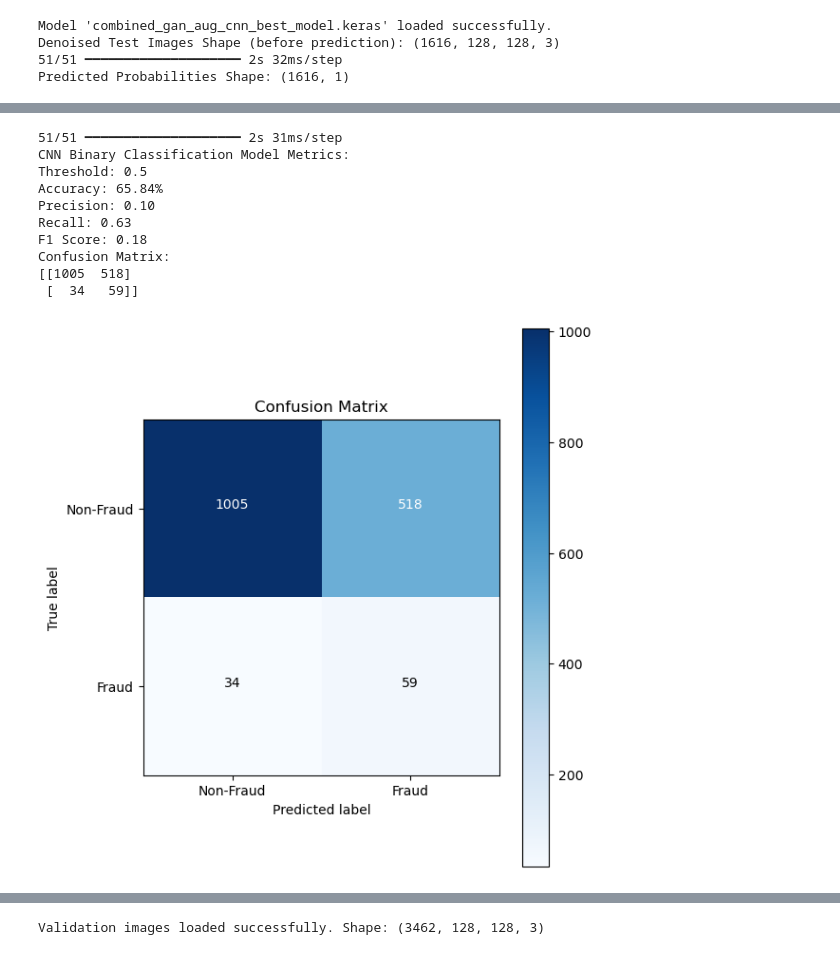
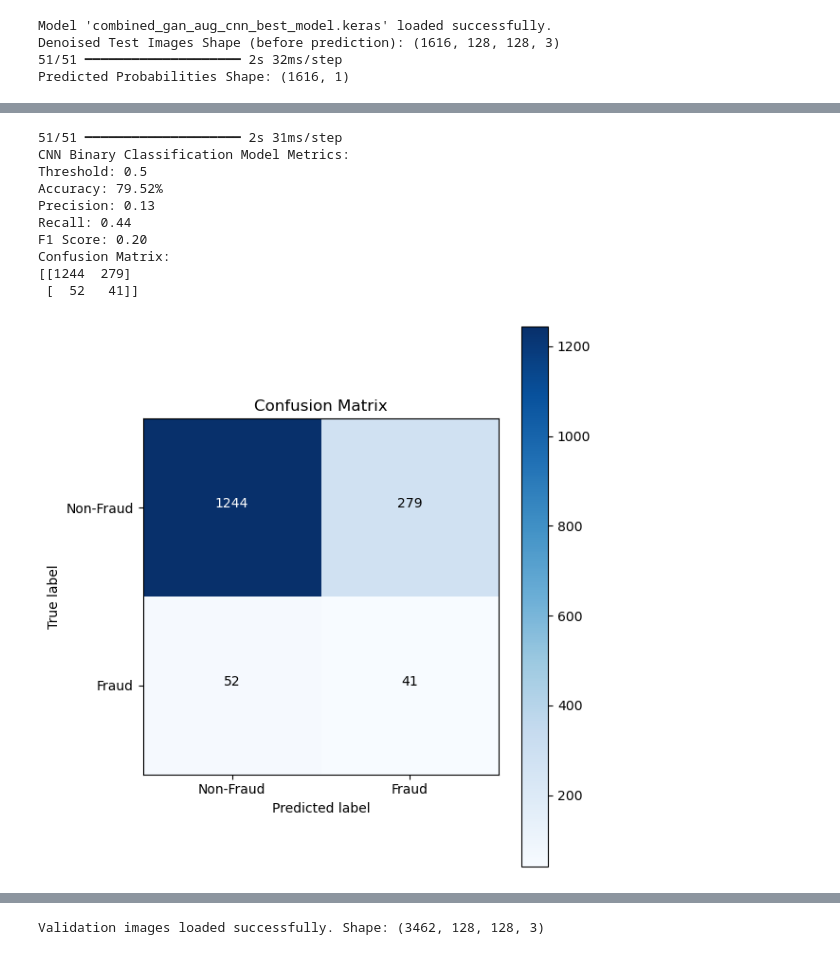
Before and after one commit to ianmurimi/motor_vehicle_fraud_detection_neural_networks, a Jupyter notebook: combined_gan_aug_cnn_model_refresh.ipynb, the cells around one changed output, grey strips where cells are left out. Drawn from its saved outputs; the diff is of its cells as text; code cells hidden in the pictures.

```diff
--- a/combined_gan_aug_cnn_model_refresh.ipynb
+++ b/combined_gan_aug_cnn_model_refresh.ipynb
@@ -413,18 +565,18 @@ Test non_fraud labels shape: (1523,)
 # %%
 # combine the test images and labels and shuffle
-test_images = np.concatenate((test_images_fraud, test_images_non_fraud), axis=0)
-test_labels = np.concatenate((test_labels_fraud, test_labels_non_fraud), axis=0)
+aug_gan_test_images = np.concatenate((aug_gan_test_images_fraud, aug_gan_test_images_non_fraud), axis=0)
+aug_gan_test_labels = np.concatenate((aug_gan_test_labels_fraud, aug_gan_test_labels_non_fraud), axis=0)
 
 # shuffle the test data rabdomly to prevent bias durign testing
-indices = np.arange(test_images.shape[0]) # generate an array of indices representing the positions of the samples
+indices = np.arange(aug_gan_test_images.shape[0]) # generate an array of indices representing the positions of the samples
 np.random.shuffle(indices) # shuffle the indices randomly
 
 # reorder the images and labels according to the shuffled indices
-test_images = test_images[indices]
-test_labels = test_labels[indices]
+aug_gan_test_images = aug_gan_test_images[indices]
+aug_gan_test_labels = aug_gan_test_labels[indices]
 
-print(f"Combined test images: {test_images.shape}")
-print(f"Combined test labels: {test_labels.shape}")
+print(f"Combined test images: {aug_gan_test_images.shape}")
+print(f"Combined test labels: {aug_gan_test_labels.shape}")
 # %% [output]
 Combined test images: (1616, 128, 128, 3)
 Combined test labels: (1616,)
@@ -431,19 +592,19 @@ Combined test labels: (1616,)
 # %%
 # now reshape to add the channels dimension
-test_images_reshaped = test_images.reshape((-1, 128, 128, 3))
+aug_gan_test_images_reshaped = aug_gan_test_images.reshape((-1, 128, 128, 3))
 
 # verify the shape of the validation images and labels
-print(f"Test Validation Images Shape: {test_images_reshaped.shape}")
-print(f"Predicted Labels Shape: {test_labels.shape}")
+print(f"Test Validation Images Shape: {aug_gan_test_images_reshaped.shape}")
+print(f"Predicted Labels Shape: {aug_gan_test_labels.shape}")
 
 # load the pre-trained DCAE model for denoising
 dcae_model = load_model('dcae_model.keras')
 
 # denoise the test images using the DCAE model
-denoised_test_images = dcae_model.predict(test_images_reshaped)
+aug_gan_denoised_test_images = dcae_model.predict(aug_gan_test_images_reshaped)
 
 # verify the shape of the denoised images
-print(f"Denoised Test Images Shape: {denoised_test_images.shape}")
+print(f"Denoised Test Images Shape: {aug_gan_denoised_test_images.shape}")
 # %% [output]
 Test Validation Images Shape: (1616, 128, 128, 3)
 Predicted Labels Shape: (1616,)
@@ -452,17 +622,17 @@ Denoised Test Images Shape: (1616, 128, 128, 3)
 # %%
 # load the classification model
-model_name = 'combined_gan_aug_cnn_best_model.keras'
-test_classification_model = load_model(model_name)
-print(f"Model '{model_name}' loaded successfully.")
+aug_gan_model_name = 'combined_gan_aug_cnn_best_model.keras'
+aug_gan_test_classification_model = load_model(aug_gan_model_name)
+print(f"Model '{aug_gan_model_name}' loaded successfully.")
 
 # ensure the input shape of denoised images matches the model's expected input
-print(f"Denoised Test Images Shape (before prediction): {denoised_test_images.shape}")
+print(f"Denoised Test Images Shape (before prediction): {aug_gan_denoised_test_images.shape}")
 
 # predict probabilities using the denoised test images
-test_probs = test_classification_model.predict(denoised_test_images)
+aug_gan_test_probs = aug_gan_test_classification_model.predict(aug_gan_denoised_test_images)
 
 # print the shape of predicted probabilities
-print(f"Predicted Probabilities Shape: {test_probs.shape}")
+print(f"Predicted Probabilities Shape: {aug_gan_test_probs.shape}")
 # %% [output]
 Model 'combined_gan_aug_cnn_best_model.keras' loaded successfully.
 Denoised Test Images Shape (before prediction): (1616, 128, 128, 3)
@@ -505,40 +697,40 @@ def evaluate_model(model, model_name, test_images, test_labels, threshold=0.5):
     recall = recall_score(test_labels, final_predictions)
     ap = average_precision_score(test_labels, test_probs)
     accuracy = accuracy_score(test_labels, final_predictions)
     f1 = f1_score(test_labels, final_predictions)
     conf_matrix = confusion_matrix(test_labels, final_predictions)
 
     # print performance metrics
     print(f"{model_name} Model Metrics:")
     print(f"Threshold: {threshold}")
     print(f"Accuracy: {accuracy * 100:.2f}%")
     print(f"Precision: {precision:.2f}")
     print(f"Recall: {recall:.2f}")
     print(f"F1 Score: {f1:.2f}")
     print("Confusion Matrix:")
     print(conf_matrix)
 
     # visualize the confusion matrix
     plot_confusion_matrix(conf_matrix)
 
     # return all necessary metrics
     return fpr, tpr, auc_value, precision, recall, ap, accuracy, threshold, f1, conf_matrix
 
 # evaluate the model using denoised images
 fpr, tpr, auc_value, precision, recall, ap, accuracy, threshold, f1, conf_matrix = evaluate_model(
-    test_classification_model, 'CNN Binary Classification', denoised_test_images, test_labels
+    aug_gan_test_classification_model, 'CNN Binary Classification', aug_gan_denoised_test_images, aug_gan_test_labels
 )
 # %% [output]
 51/51 ━━━━━━━━━━━━━━━━━━━━ 2s 31ms/step
 CNN Binary Classification Model Metrics:
 Threshold: 0.5
-Accuracy: 65.84%
-Precision: 0.10
-Recall: 0.63
-F1 Score: 0.18
+Accuracy: 79.52%
+Precision: 0.13
+Recall: 0.44
+F1 Score: 0.20
 Confusion Matrix:
-[[1005  518]
- [  34   59]]
+[[1244  279]
+ [  52   41]]
-[figure, old version]
+[figure, new version]
 # %%
 # calculate ROC curve and AUC using the model predictions on denoised test images
```
Also changed, not shown: parts of 41 cells of this notebook.
